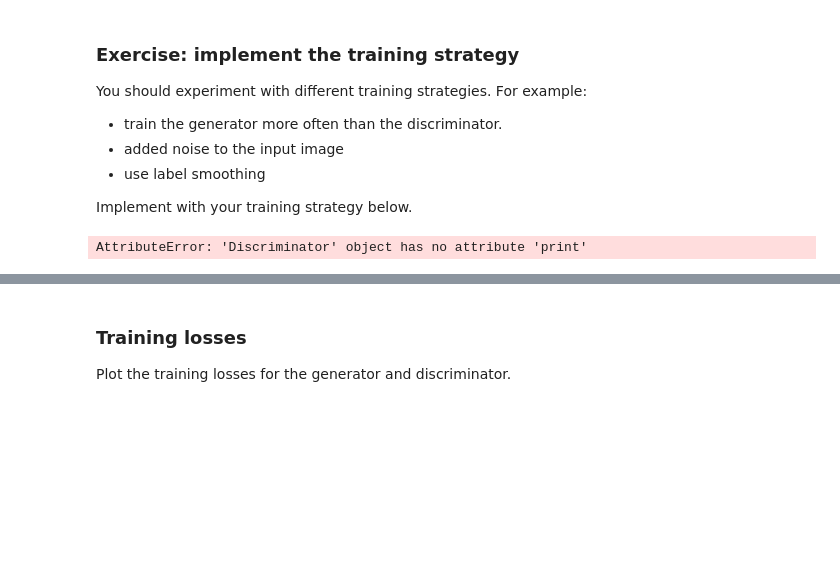
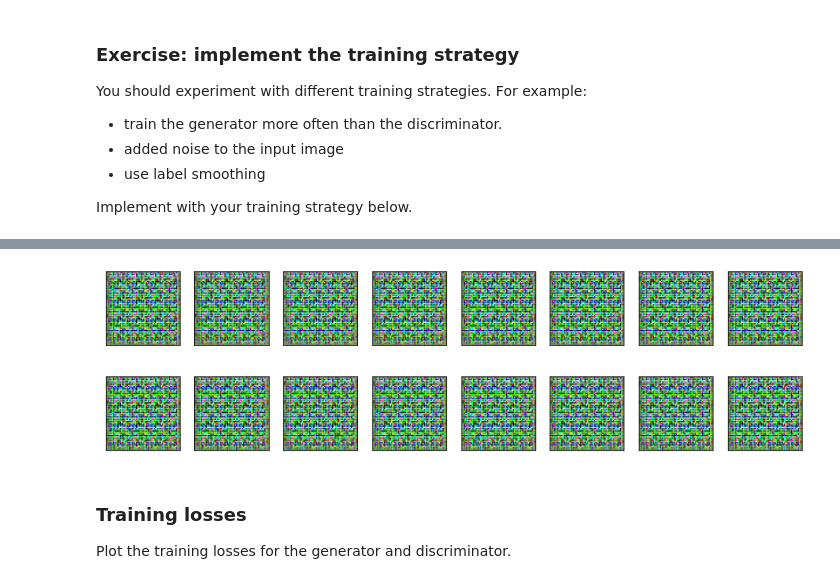
Before and after one commit to sharafodinm/DeepLearning-Face-Generation, a Jupyter notebook: dlnd_face_generation_starter.ipynb, the cells around one changed output, grey strips where cells are left out. Cells and saved outputs as stored; diff of their text form; code cells hidden in the pictures; blank space fills up the shorter version.

```diff
--- a/dlnd_face_generation_starter.ipynb
+++ b/dlnd_face_generation_starter.ipynb
@@ -314,12 +343,13 @@ class Generator(Module):
     def __init__(self, latent_dim: int, conv_dim=32):
         super(Generator, self).__init__()
         # TODO: instantiate the different layers
-        self.deconv1 = DeconvBlock(latent_dim, conv_dim*8, 4, 2, 1, 0)  #8*8
-        self.deconv2 = DeconvBlock(conv_dim*8, conv_dim*6, 4, 2, 1)     #16*16
-        self.deconv3 = DeconvBlock(conv_dim*6, conv_dim*4, 4, 2, 1)     #32*32
+        self.deconv1 = DeconvBlock(latent_dim, conv_dim*8, 4, 1, 0, 0)  #4*4
+        self.deconv2 = DeconvBlock(conv_dim*8, conv_dim*6, 4, 2, 1)     #8*8
+        self.deconv3 = DeconvBlock(conv_dim*6, conv_dim*4, 4, 2, 1)     #16*16
         self.deconv4 = DeconvBlock(conv_dim*4, conv_dim*2, 4, 2, 1)     #32*32
-        self.deconv5 = DeconvBlock(conv_dim*2, conv_dim, 4, 2, 1)     #32*32
-        self.deconv6 = nn.ConvTranspose2d(conv_dim, 3, 4, stride=2, padding=1) #256*256
+        #self.deconv5 = DeconvBlock(conv_dim*2, conv_dim, 4, 2, 1)     #64*64
+        #self.deconv6 = DeconvBlock(conv_dim, conv_dim/2, 4, 2, 1)     #128*128
+        self.deconv7 = nn.ConvTranspose2d(conv_dim*2, 3, 4, stride=2, padding=1) #256*256
         self.last_activation = nn.Tanh()
 
     def forward(self, x: torch.Tensor) -> torch.Tensor:
@@ -328,7 +358,8 @@ class Generator(Module):
         x = self.deconv2(x)
         x = self.deconv3(x)
         x = self.deconv4(x)
-        x = self.deconv5(x)
-        x = self.deconv6(x)
+        #x = self.deconv5(x)
+        #x = self.deconv6(x)
+        x = self.deconv7(x)
         x = self.last_activation(x)
         return x
@@ -338,5 +389,5 @@ DO NOT MODIFY ANYTHING IN THIS CELL
 """
 # run this cell to verify your generator implementation
 latent_dim = 128
-generator = Generator(latent_dim)
-tests.check_generator(generator, latent_dim)
+generator = Generator(latent_dim).to(device)
+#tests.check_generator(generator, latent_dim)
@@ -374,7 +423,7 @@ The generator's goal is to get the discriminator to think its generated images (
 def generator_loss(fake_logits):
     """ Generator loss, takes the fake scores as inputs. """
     # TODO: implement the generator loss
-    batch_size = fake_logits.size(0)
+    #batch_size = fake_logits.size(0)
     labels = torch.zeros(batch_size) # fake labels = 0
     if device=='cuda':
         labels = labels.cuda()
@@ -444,7 +493,7 @@ def generator_step(batch_size: int, latent_dim: int) -> Dict:
     z = np.random.uniform(-1, 1, size=(batch_size, latent_dim, 1, 1))
     z = torch.from_numpy(z).float()
     if device=='cuda':
-        z = z.cuda()
+        z = z.to(device)
     fake_images = generator(z)
 
     D_fake = discriminator(fake_images)
@@ -462,23 +511,23 @@ def discriminator_step(batch_size: int, latent_dim: int, real_images: torch.Tens
     # TODO: implement the discriminator step (foward pass, loss calculation and backward pass)
     d_optimizer.zero_grad()
     if device=='cuda':
-        real_images.cuda()
+        real_images.to(device)
     D_real = discriminator(real_images)
 
     z = np.random.uniform(-1, 1, size=(batch_size, latent_dim, 1, 1))
     z = torch.from_numpy(z).float()
     # move x to GPU, if available
     if device=='cuda':
-        z = z.cuda()
+        z = z.to(device)
     fake_images = generator(z)
 
     # Compute the discriminator losses on fake images
     D_fake = discriminator(fake_images.detach())
     d_loss = discriminator_loss(D_real, D_fake)
-    d_loss.backwards()
+    d_loss.backward()
     d_optimizer.step()
 
-    return {'loss': d_loss, 'gp': gp}
+    return {'loss': d_loss, 'gp': d_loss}
 # %% [markdown]
 ### Main training loop
 
@@ -540,16 +589,13 @@ You should experiment with different training strategies. For example:
 * use label smoothing
 
 Implement with your training strategy below.
-# %%
-print(discriminator.print())
-# %% [output]
-AttributeError: 'Discriminator' object has no attribute 'print'
 # %%
 fixed_latent_vector = torch.randn(16, latent_dim, 1, 1).float().cuda()
-
+n_epochs=1
 losses = []
 for epoch in range(n_epochs):
     for batch_i, real_images in enumerate(dataloader):
+        real_images = real_images.to(device)
         d_loss = discriminator_step(batch_size, latent_dim, real_images)
         g_loss = generator_step(batch_size, latent_dim)
 
@@ -578,3 +634,4 @@ RuntimeError: Input type (torch.FloatTensor) and weight type (torch.cuda.FloatTe
+[figure, added]
 # %% [markdown]
 ### Training losses
 
```
Also changed, not shown: parts of 9 cells of this notebook.
